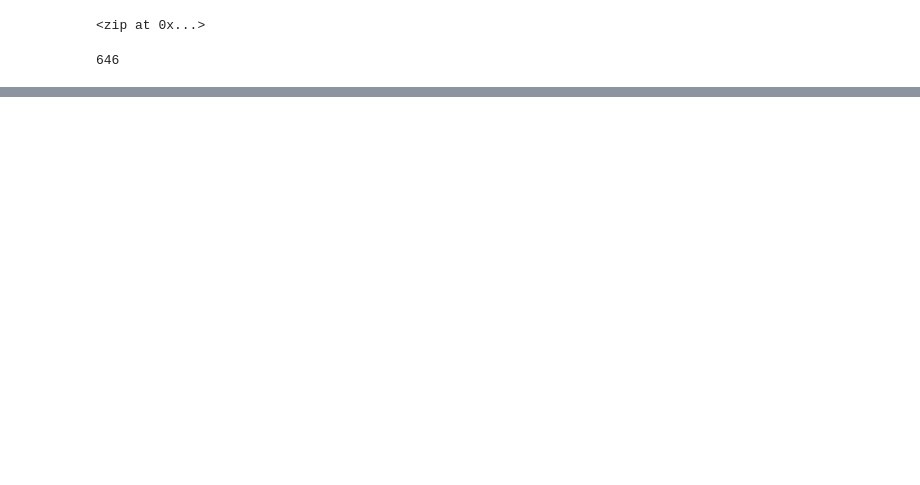
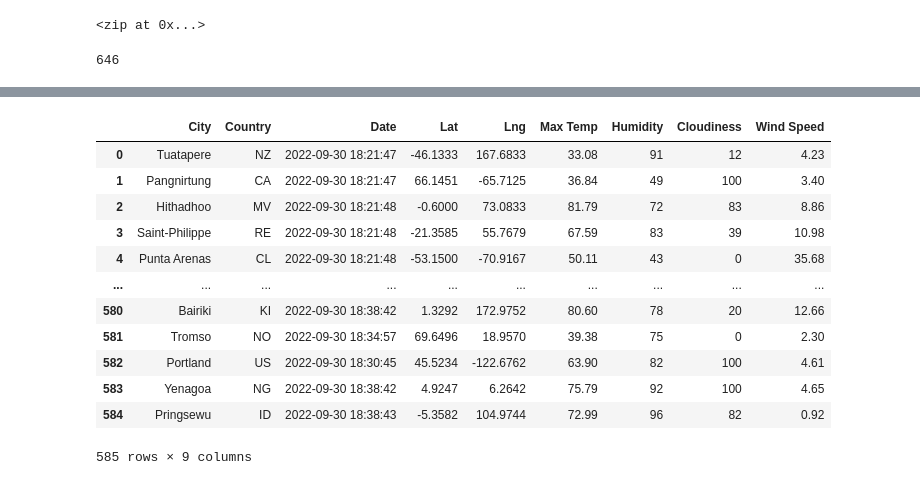
Before and after one commit to KevinKronk/World_Weather_Analysis, a Jupyter notebook: WeatherPy.ipynb, the cells around one changed output, grey strips where cells are left out. Cells and saved outputs as stored; diff of their text form; code cells hidden in the pictures; blank space fills up the shorter version.

Commit message:
Modifying .gitignore and adding WeatherPy file and weather_data

```diff
--- a/WeatherPy.ipynb
+++ b/WeatherPy.ipynb
@@ -30,3 +33,6 @@ for coordinate in coordinates:
 len(cities)
 # %% [output]
 646
+# %%
+# Starting URL for Weather Map API Call
+url = f"https://api.openweathermap.org/data/2.5/weather?units=imperial&appid={weather_api_key}"
@@ -32,0 +122,4 @@ len(cities)
+# %%
+# Convert the array of dictionaries to a Pandas DataFrame
+city_data_df = pd.DataFrame(city_data)
+city_data_df.head(10)
@@ -32,0 +138,18 @@ len(cities)
+# %%
+new_column_order = ['City', 'Country', 'Date', 'Lat', 'Lng', 'Max Temp', 'Humidity', 'Cloudiness', 'Wind Speed']
+city_data_df = city_data_df[new_column_order]
+city_data_df
+# %% [output]
+|  | City | Country | Date | Lat | Lng | Max Temp | Humidity | Cloudiness | Wind Speed |
+| 0 | Tuatapere | NZ | 2022-09-30 18:21:47 | -46.1333 | 167.6833 | 33.08 | 91 | 12 | 4.23 |
+| 1 | Pangnirtung | CA | 2022-09-30 18:21:47 | 66.1451 | -65.7125 | 36.84 | 49 | 100 | 3.40 |
+| 2 | Hithadhoo | MV | 2022-09-30 18:21:48 | -0.6000 | 73.0833 | 81.79 | 72 | 83 | 8.86 |
+| 3 | Saint-Philippe | RE | 2022-09-30 18:21:48 | -21.3585 | 55.7679 | 67.59 | 83 | 39 | 10.98 |
+| 4 | Punta Arenas | CL | 2022-09-30 18:21:48 | -53.1500 | -70.9167 | 50.11 | 43 | 0 | 35.68 |
+| ... | ... | ... | ... | ... | ... | ... | ... | ... | ... |
+| 580 | Bairiki | KI | 2022-09-30 18:38:42 | 1.3292 | 172.9752 | 80.60 | 78 | 20 | 12.66 |
+| 581 | Tromso | NO | 2022-09-30 18:34:57 | 69.6496 | 18.9570 | 39.38 | 75 | 0 | 2.30 |
+| 582 | Portland | US | 2022-09-30 18:30:45 | 45.5234 | -122.6762 | 63.90 | 82 | 100 | 4.61 |
+| 583 | Yenagoa | NG | 2022-09-30 18:38:42 | 4.9247 | 6.2642 | 75.79 | 92 | 100 | 4.65 |
+| 584 | Pringsewu | ID | 2022-09-30 18:38:43 | -5.3582 | 104.9744 | 72.99 | 96 | 82 | 0.92 |
+585 rows × 9 columns
```
Also changed, not shown: parts of 6 cells of this notebook, 2 other files.
